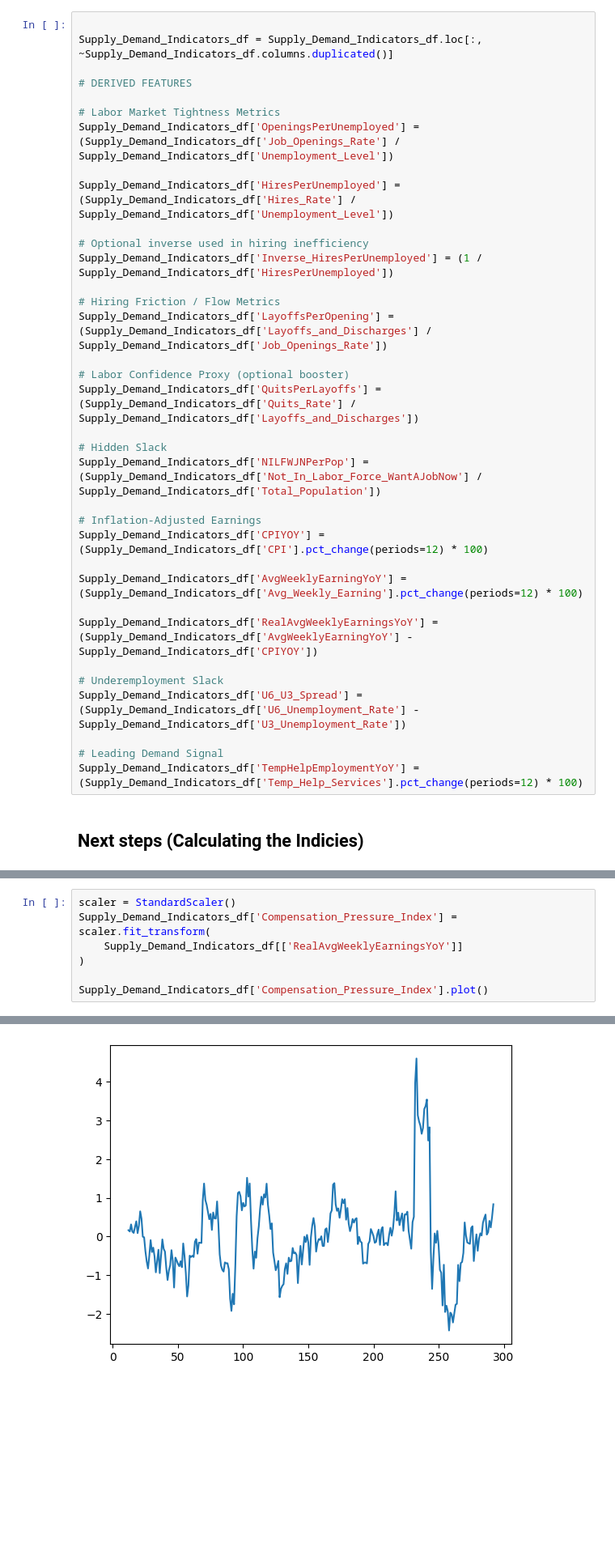
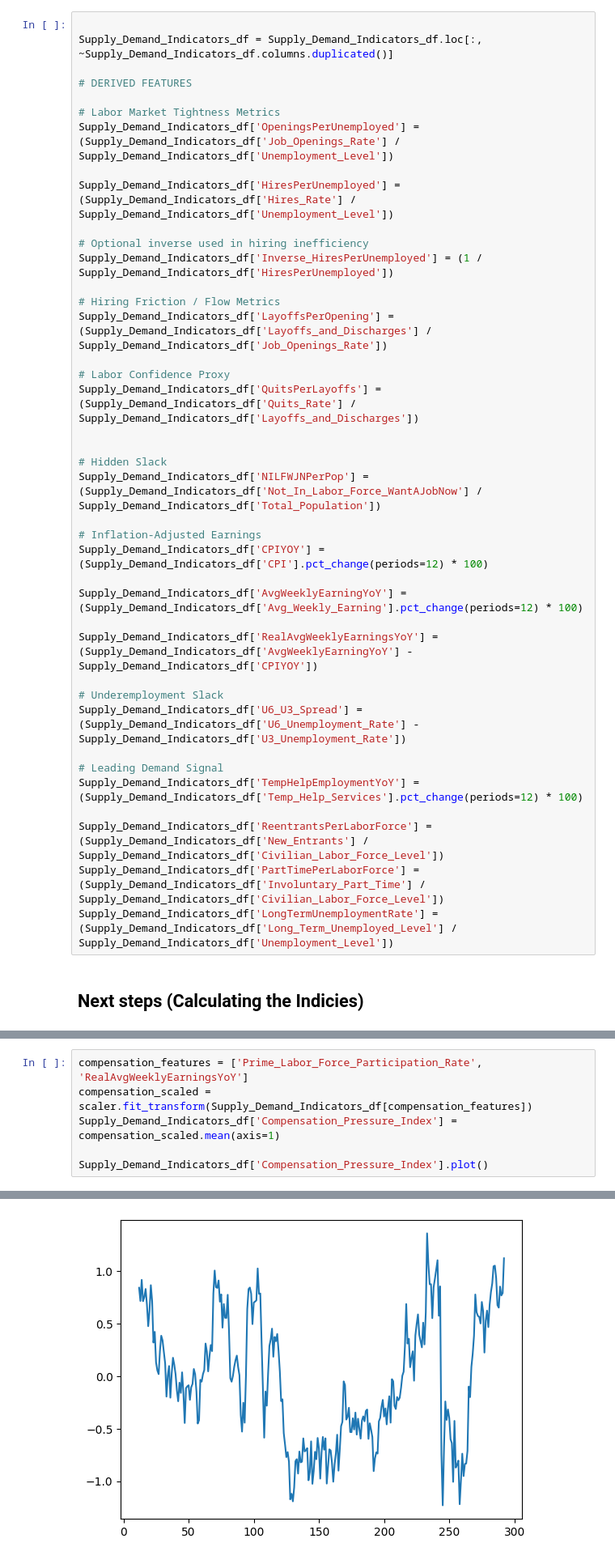
Before and after one commit to Makster04/Labor_Market_Index, a Jupyter notebook: Demand_vs_Supply.ipynb, the cells around one changed output, grey strips where cells are left out. Shown at 81% size. Saved outputs shown, nothing was run; the diff lists cells and outputs as text; blank space fills up the shorter version.

```diff
--- a/Demand_vs_Supply.ipynb
+++ b/Demand_vs_Supply.ipynb
@@ -108,8 +146,9 @@ Supply_Demand_Indicators_df['Inverse_HiresPerUnemployed'] = (1 / Supply_Demand_I
 # Hiring Friction / Flow Metrics
 Supply_Demand_Indicators_df['LayoffsPerOpening'] = (Supply_Demand_Indicators_df['Layoffs_and_Discharges'] / Supply_Demand_Indicators_df['Job_Openings_Rate'])
 
-# Labor Confidence Proxy (optional booster)
+# Labor Confidence Proxy
 Supply_Demand_Indicators_df['QuitsPerLayoffs'] = (Supply_Demand_Indicators_df['Quits_Rate'] / Supply_Demand_Indicators_df['Layoffs_and_Discharges'])
+
 
 # Hidden Slack
 Supply_Demand_Indicators_df['NILFWJNPerPop'] = (Supply_Demand_Indicators_df['Not_In_Labor_Force_WantAJobNow'] / Supply_Demand_Indicators_df['Total_Population'])
@@ -126,6 +165,10 @@ Supply_Demand_Indicators_df['U6_U3_Spread'] = (Supply_Demand_Indicators_df['U6_U
 
 # Leading Demand Signal
 Supply_Demand_Indicators_df['TempHelpEmploymentYoY'] = (Supply_Demand_Indicators_df['Temp_Help_Services'].pct_change(periods=12) * 100)
+
+Supply_Demand_Indicators_df['ReentrantsPerLaborForce'] = (Supply_Demand_Indicators_df['New_Entrants'] / Supply_Demand_Indicators_df['Civilian_Labor_Force_Level'])
+Supply_Demand_Indicators_df['PartTimePerLaborForce'] = (Supply_Demand_Indicators_df['Involuntary_Part_Time'] / Supply_Demand_Indicators_df['Civilian_Labor_Force_Level'])
+Supply_Demand_Indicators_df['LongTermUnemploymentRate'] = (Supply_Demand_Indicators_df['Long_Term_Unemployed_Level'] / Supply_Demand_Indicators_df['Unemployment_Level'])
 # %% [markdown]
 ## **Next steps** (Calculating the Indicies)
 # %% [markdown]
@@ -179,15 +222,14 @@ Measures wage pressure and employer cost strain (reflects tight markets raising
 **Features Used**
 - RealAvgWeeklyEarningsYoY
 # %%
-scaler = StandardScaler()
-Supply_Demand_Indicators_df['Compensation_Pressure_Index'] = scaler.fit_transform(
-    Supply_Demand_Indicators_df[['RealAvgWeeklyEarningsYoY']]
-)
+compensation_features = ['Prime_Labor_Force_Participation_Rate', 'RealAvgWeeklyEarningsYoY']
+compensation_scaled = scaler.fit_transform(Supply_Demand_Indicators_df[compensation_features])
+Supply_Demand_Indicators_df['Compensation_Pressure_Index'] = compensation_scaled.mean(axis=1)
 
 Supply_Demand_Indicators_df['Compensation_Pressure_Index'].plot()
 # %% [output]
 <Axes: >
-[figure, old version]
+[figure, new version]
 # %% [markdown]
 ### 3. **Labor Distress Index**
 
```
Also changed, not shown: parts of 12 cells of this notebook, 11 other files.
